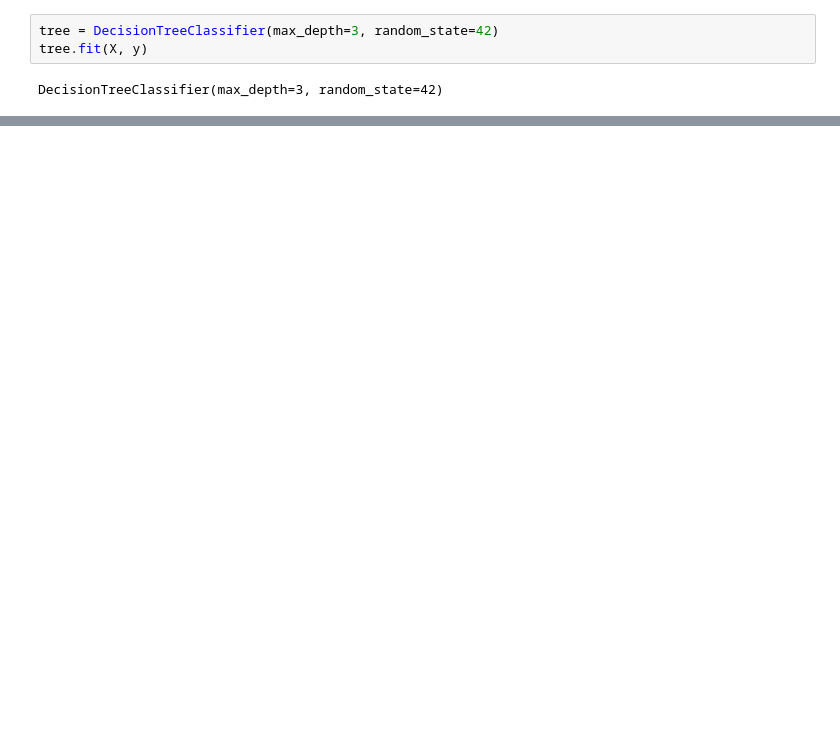
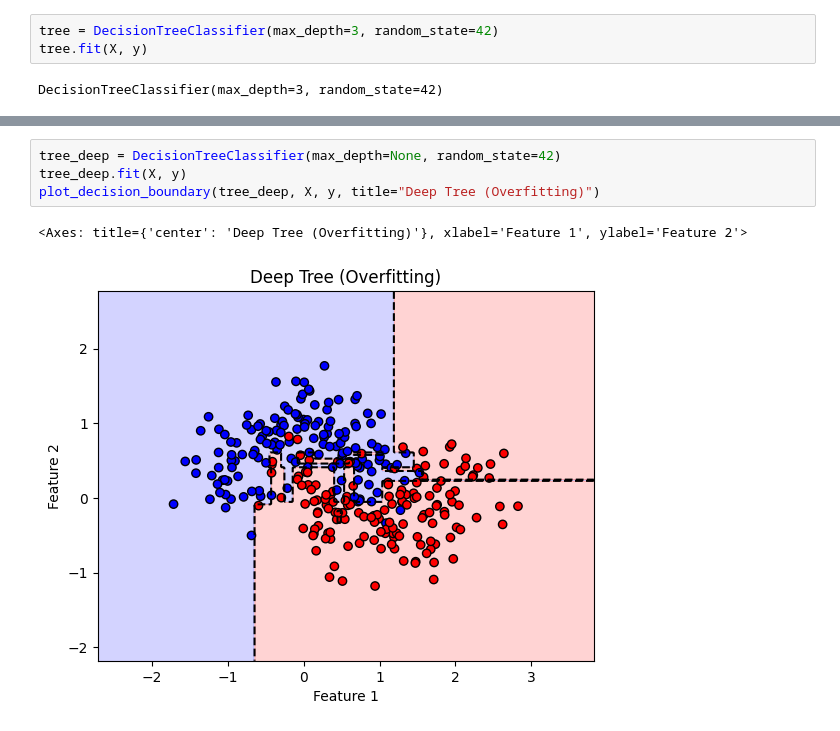
Before and after one commit to architsh007/hands-on-ml-geron, a Jupyter notebook: 06_decision_trees/notebooks/01_classification_decision_tree.ipynb, the cells around one changed output, grey strips where cells are left out. Cells and saved outputs as stored; diff of their text form; blank space fills up the shorter version.

```diff
--- a/06_decision_trees/notebooks/01_classification_decision_tree.ipynb
+++ b/06_decision_trees/notebooks/01_classification_decision_tree.ipynb
@@ -80,0 +142,7 @@ plt.show()
+# %%
+tree_deep = DecisionTreeClassifier(max_depth=None, random_state=42)
+tree_deep.fit(X, y)
+plot_decision_boundary(tree_deep, X, y, title="Deep Tree (Overfitting)")
+# %% [output]
+<Axes: title={'center': 'Deep Tree (Overfitting)'}, xlabel='Feature 1', ylabel='Feature 2'>
+[figure, added]
```
Also changed, not shown: parts of 11 cells of this notebook, 6 other files.
